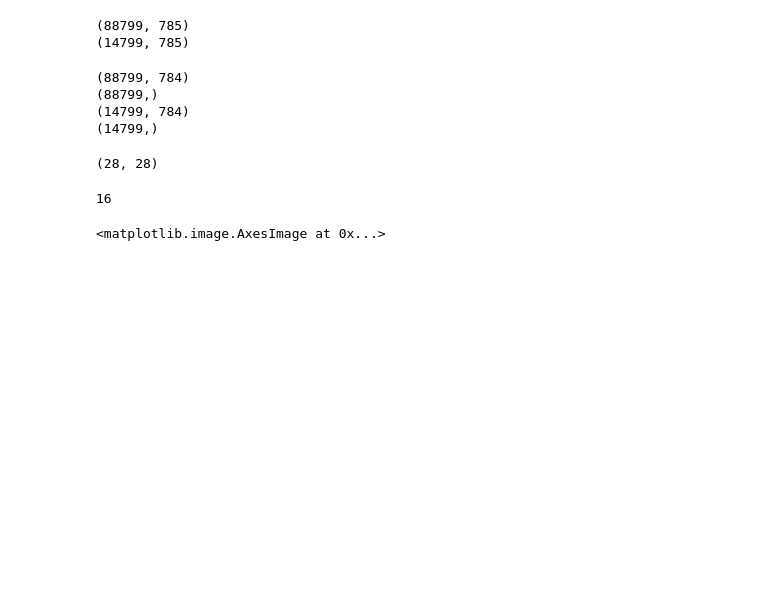
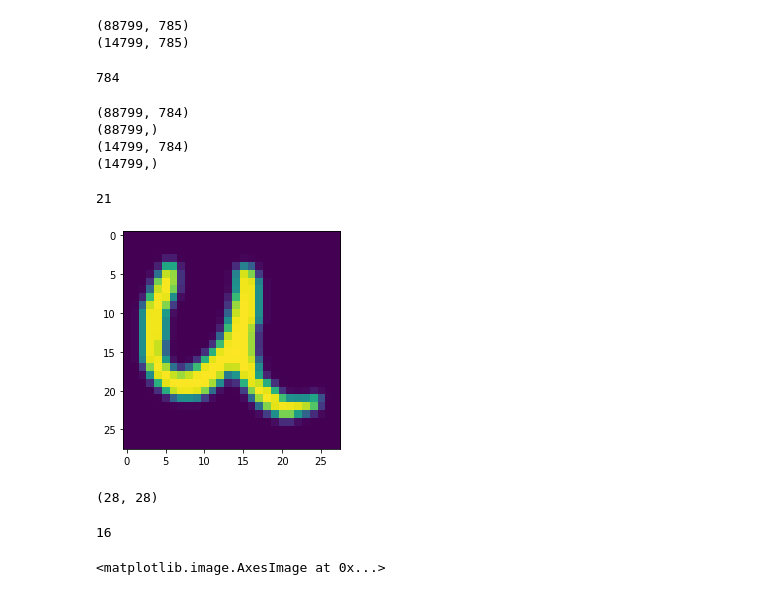
Before and after one commit to A-S-Adithiyaa/PBL_5th_SEM, a Jupyter notebook: main.ipynb, the cells around one changed output. Cells and saved outputs as stored; diff of their text form; code cells hidden in the pictures; blank space fills up the shorter version.

```diff
--- a/main.ipynb
+++ b/main.ipynb
@@ -23,6 +23,10 @@ y1 = np.array(train.iloc[:, 0].values)
 
 x2 = np.array(test.iloc[:, 1:].values)
 y2 = np.array(test.iloc[:, 0].values)
+# %%
+len(x1[0])
+# %% [output]
+784
 # %%
 print(x1.shape)
 print(y1.shape)
@@ -38,3 +40,13 @@ train_data_reshaped = train_data[1].reshape((28, 28))
+# %%
+num=2989
+
+train_data_reshaped = x1[num].reshape((28, 28))
+print(y1[num])
+plt.imshow(np.transpose(train_data_reshaped))
+plt.show()
+# %% [output]
+21
+[figure, added]
 # %%
 train_data_reshaped.shape
 # %% [output]
```
Also changed, not shown: parts of 24 cells of this notebook.
